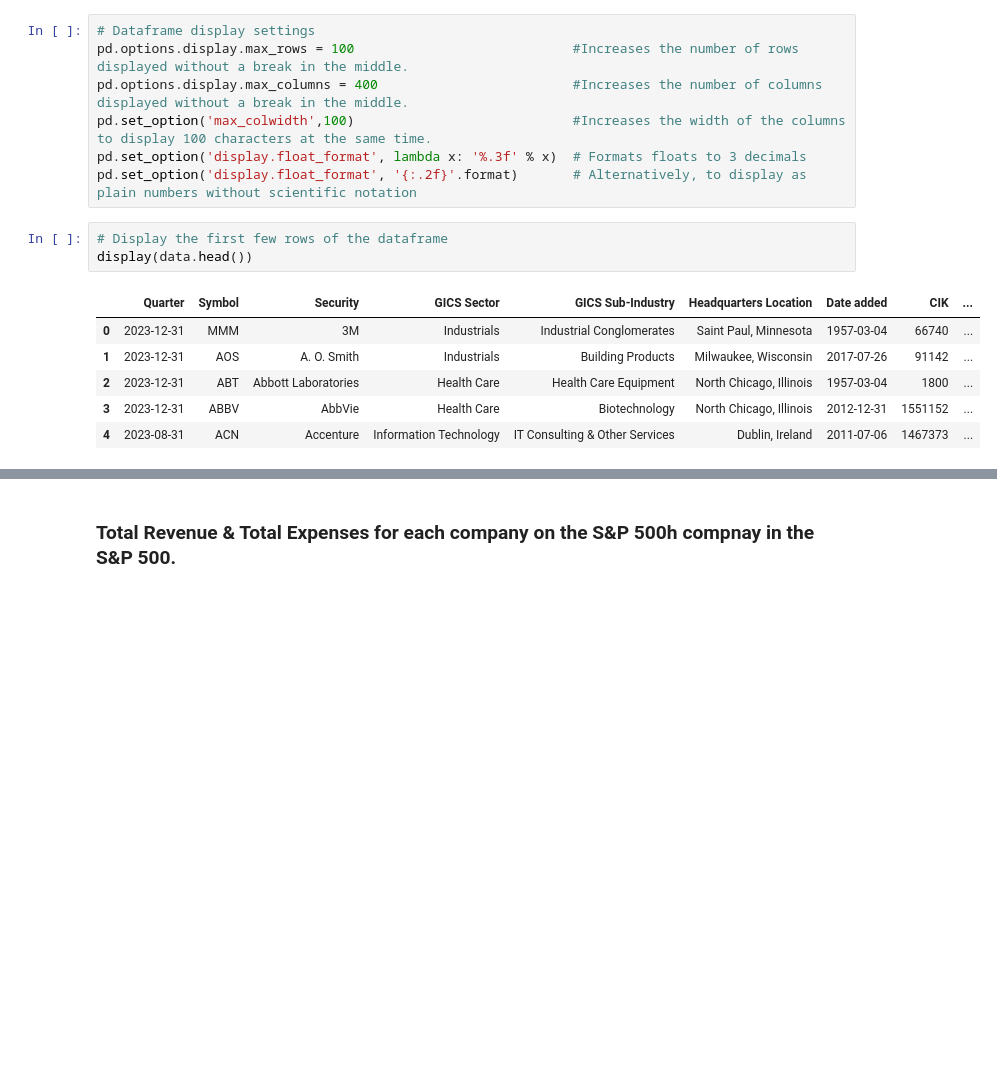
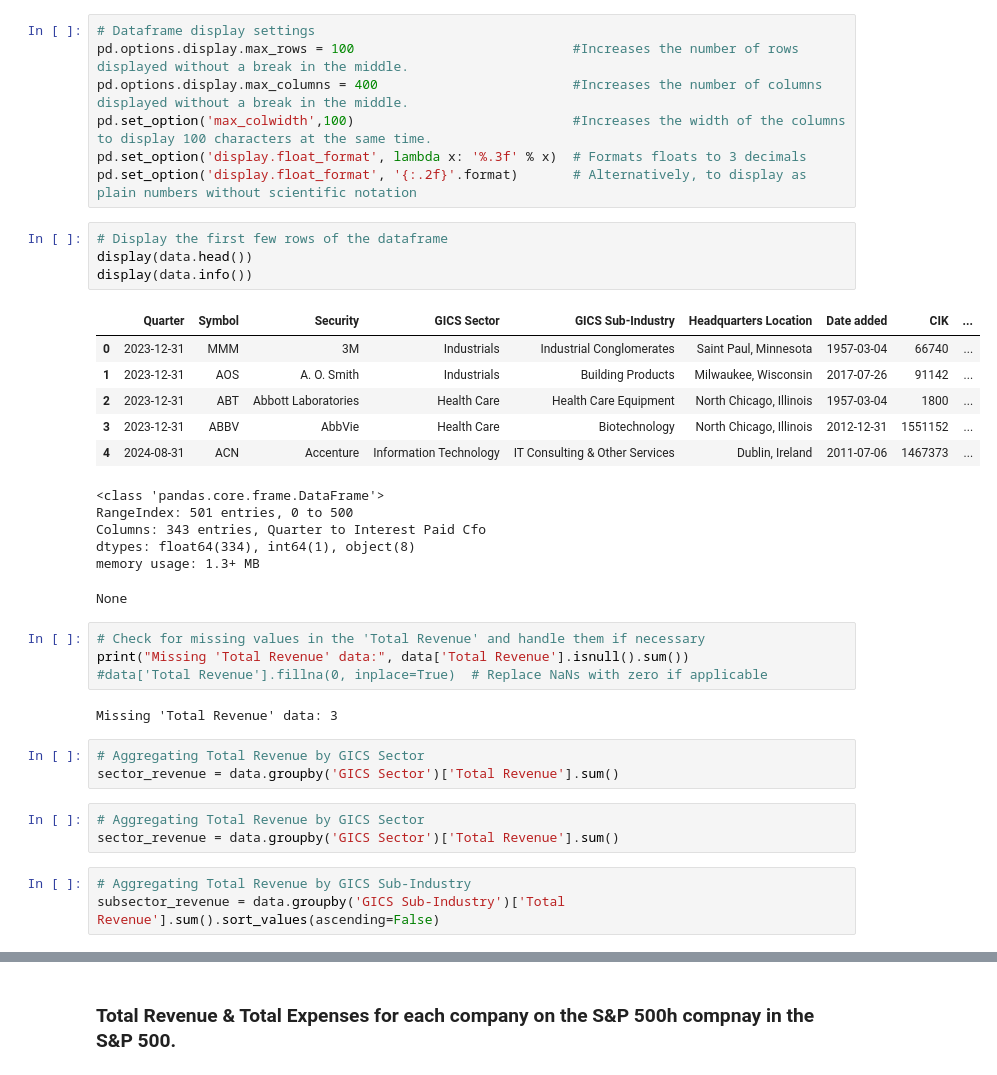
Before and after one commit to AaronNHorvitz/Data-Science-Training, a Jupyter notebook: Examples of Basic Statistical Functions/001 Introduciton to Data Analysis.ipynb, the cells around one changed output, grey strips where cells are left out. Cells and saved outputs as stored; diff of their text form; blank space fills up the shorter version.

```diff
--- a/Examples of Basic Statistical Functions/001 Introduciton to Data Analysis.ipynb
+++ b/Examples of Basic Statistical Functions/001 Introduciton to Data Analysis.ipynb
@@ -15,10 +17,32 @@ pd.set_option('display.float_format', '{:.2f}'.format)       # Alternatively, to
 # %%
 # Display the first few rows of the dataframe
 display(data.head())
+display(data.info())
 # %% [output]
 |  | Quarter | Symbol | Security | GICS Sector | GICS Sub-Industry | Headquarters Location | Date added | CIK | ... |
 | 0 | 2023-12-31 | MMM | 3M | Industrials | Industrial Conglomerates | Saint Paul, Minnesota | 1957-03-04 | 66740 | ... |
 | 1 | 2023-12-31 | AOS | A. O. Smith | Industrials | Building Products | Milwaukee, Wisconsin | 2017-07-26 | 91142 | ... |
 | 2 | 2023-12-31 | ABT | Abbott Laboratories | Health Care | Health Care Equipment | North Chicago, Illinois | 1957-03-04 | 1800 | ... |
 | 3 | 2023-12-31 | ABBV | AbbVie | Health Care | Biotechnology | North Chicago, Illinois | 2012-12-31 | 1551152 | ... |
-| 4 | 2023-08-31 | ACN | Accenture | Information Technology | IT Consulting & Other Services | Dublin, Ireland | 2011-07-06 | 1467373 | ... |
+| 4 | 2024-08-31 | ACN | Accenture | Information Technology | IT Consulting & Other Services | Dublin, Ireland | 2011-07-06 | 1467373 | ... |
+<class 'pandas.core.frame.DataFrame'>
+RangeIndex: 501 entries, 0 to 500
+Columns: 343 entries, Quarter to Interest Paid Cfo
+dtypes: float64(334), int64(1), object(8)
+memory usage: 1.3+ MB
+None
+# %%
+# Check for missing values in the 'Total Revenue' and handle them if necessary
+print("Missing 'Total Revenue' data:", data['Total Revenue'].isnull().sum())
+#data['Total Revenue'].fillna(0, inplace=True)  # Replace NaNs with zero if applicable
+# %% [output]
+Missing 'Total Revenue' data: 3
+# %%
+# Aggregating Total Revenue by GICS Sector
+sector_revenue = data.groupby('GICS Sector')['Total Revenue'].sum()
+# %%
+# Aggregating Total Revenue by GICS Sector
+sector_revenue = data.groupby('GICS Sector')['Total Revenue'].sum()
+# %%
+# Aggregating Total Revenue by GICS Sub-Industry
+subsector_revenue = data.groupby('GICS Sub-Industry')['Total Revenue'].sum().sort_values(ascending=False)
```
Also changed, not shown: parts of 5 cells of this notebook.
